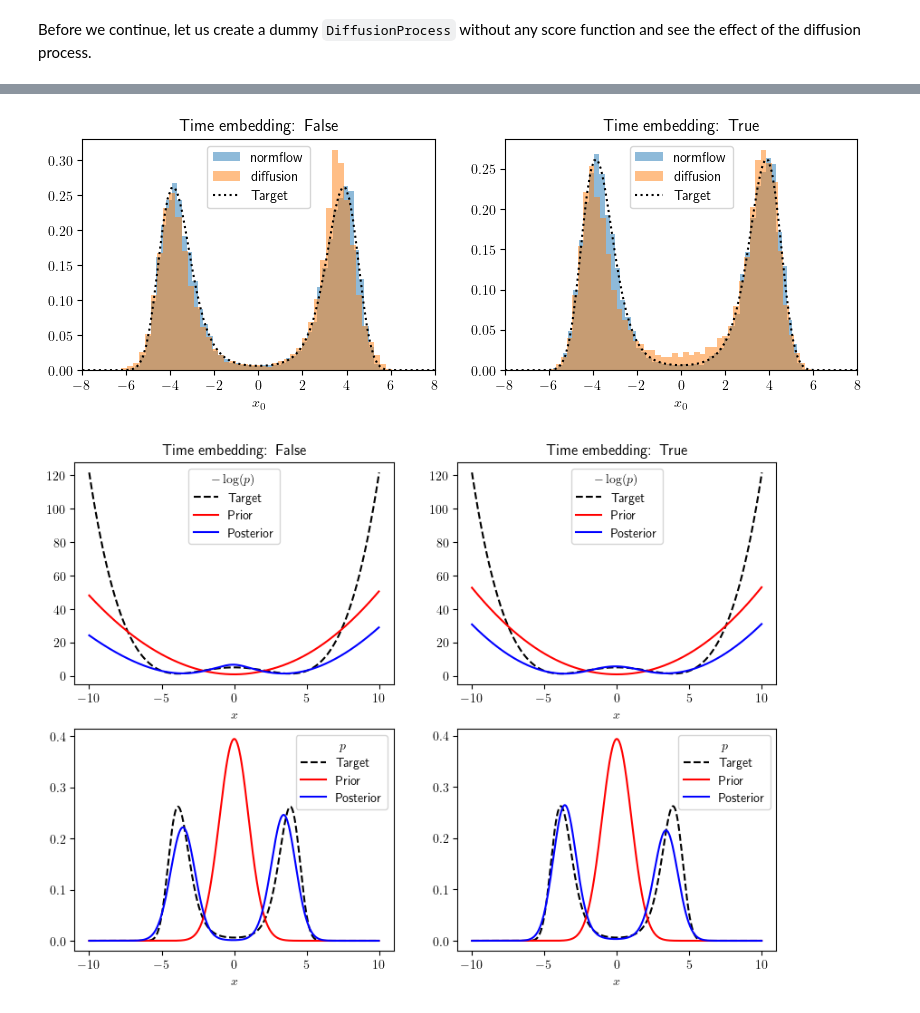
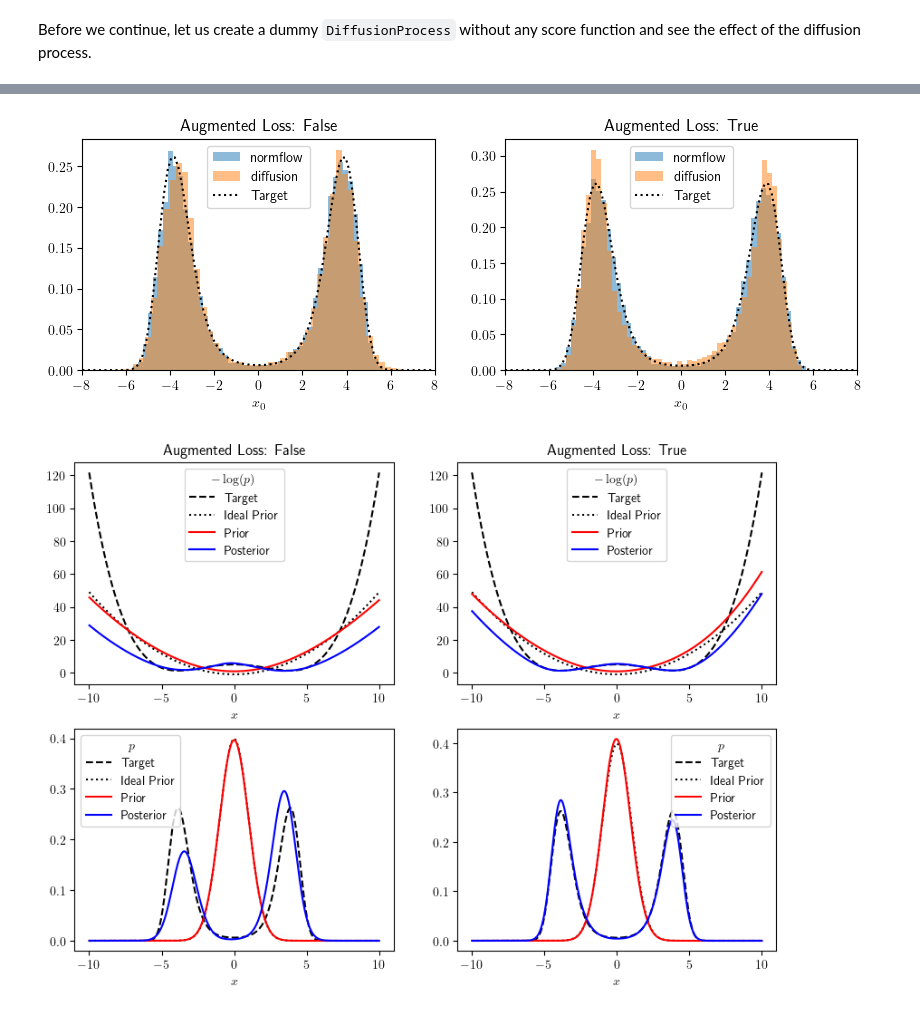
Before and after one commit to jkomijani/diffusion_model, a Jupyter notebook: examples/diffusion-model_1dof.ipynb, the cells around one changed output, grey strips where cells are left out. Drawn from its saved outputs; the diff is of its cells as text; code cells hidden in the pictures.

```diff
--- a/examples/diffusion-model_1dof.ipynb
+++ b/examples/diffusion-model_1dof.ipynb
@@ -474,21 +420,5 @@ def make_diffusion_model(use_time_embedding=True):
 # %%
-from functools import partial
-
-n_epochs = 1000
-
-fit_kwargs = dict(
-    n_epochs = n_epochs,
-    hyperparam = dict(lr=0.003, betas=(0.9, 0.99)),
-    checkpoint_dict = dict(print_stride=n_epochs // 20),
-    scheduler = partial(
-                torch.optim.lr_scheduler.CosineAnnealingLR,
-                T_max = int(1.001 * n_epochs)
-                )
-)
-
-diffusion_model0 = make_diffusion_model(use_time_embedding=False)
 diffusion_model0.train(data_loader, **fit_kwargs)
 
-diffusion_model1 = make_diffusion_model(use_time_embedding=True)
-diffusion_model1.train(data_loader, **fit_kwargs)
+diffusion_model1.train(data_loader, loss_c0=0.1, **fit_kwargs)
 # %% [output]
@@ -545,9 +475,9 @@ for ind, dm in enumerate([dm0_samples, dm1_samples]):
     x_0 = torch.linspace(-8.0, 8.0, 100)
     axs[ind].plot(grab(x_0), grab(calc_normalized_probability(nf_model, x_0)), ':k', label="Target")
 
-    axs[ind].set_title(f"Time embedding: {bool(ind)}")
+    axs[ind].set_title(f"Augmented Loss: {bool(ind)}")
     axs[ind].set_xlabel(r'$x_0$')
     axs[ind].set_xlim([-8, 8])
     axs[ind].legend()
 # %% [output]
-[figure, old version]
+[figure, new version]
@@ -554,57 +512,32 @@ for ind, dm in enumerate([dm0_samples, dm1_samples]):
 # %%
-n_t = 1000
-n_x = 1000
-
-t_linspace = torch.linspace(1, 0, n_t)  # for reverse process
-x_0 = torch.linspace(-10.0, 10.0, n_x)[:, None]
-h = x_0[1] - x_0[0]
-
-
-def normalize_action(action):
-    return action + torch.logsumexp(-action, dim=0) + torch.log(h)
-
-
-@torch.no_grad
-def calc_effective_action(diffusion_model, t, x):
-    t =  t[None].repeat(x.shape[0])
-    score = diffusion_model.diffusion_process.reduced_score_func(t, x) - x
-    logq = h * 0.5 * (score[:-1] + score[1:]).cumsum(0)
-    return normalize_action(-logq)[:, 0]
-
-
-eff_actions0 = np.zeros([n_x - 1, n_t])
-eff_actions1 = np.zeros([n_x - 1, n_t])
-
-
-for ind, t in enumerate(t_linspace):
-    eff_actions0[:, ind] = grab(calc_effective_action(diffusion_model0, t, x_0))
-    eff_actions1[:, ind] = grab(calc_effective_action(diffusion_model1, t, x_0))
-
+x0_middle = (x_0[:-1] + x_0[1:]) / 2
 
 fig, axs = plt.subplots(2, 2, figsize=(10, 7))
-
 
 for ind, eff_actions in enumerate([eff_actions0, eff_actions1]):
 
     action = grab(normalize_action(nf_model.action(x_0)))
     axs[0][ind].plot(grab(x_0), action, '--k', label = 'Target')
     axs[1][ind].plot(grab(x_0), np.exp(-action), '--k', label = 'Target')
 
-    axs[0][ind].plot(grab(x_0)[:-1], eff_actions[:, 0], color = 'r', label = 'Prior')
-    axs[1][ind].plot(grab(x_0)[:-1], np.exp(-eff_actions[:, 0]), color = 'r', label = 'Prior')
+    axs[0][ind].plot(grab(x_0), grab(x_0)**2 / 2 - 0.5 * np.log(2 * np.pi), ':k', label = 'Ideal Prior')
+    axs[1][ind].plot(grab(x_0), np.exp(-grab(x_0)**2 / 2) / (2*np.pi)**0.5, ':k', label = 'Ideal Prior')
 
-    axs[0][ind].plot(grab(x_0)[:-1], eff_actions[:, -1], color = 'b', label = 'Posterior')
-    axs[1][ind].plot(grab(x_0)[:-1], np.exp(- eff_actions[:, -1]), color = 'b', label = 'Posterior')
+    axs[0][ind].plot(grab(x0_middle), eff_actions[:, 0], color = 'r', label = 'Prior')
+    axs[1][ind].plot(grab(x0_middle), np.exp(-eff_actions[:, 0]), color = 'r', label = 'Prior')
 
-    axs[0][ind].set_title(f"Time embedding: {bool(ind)}")
+    axs[0][ind].plot(grab(x0_middle), eff_actions[:, -1], color = 'b', label = 'Posterior')
+    axs[1][ind].plot(grab(x0_middle), np.exp(- eff_actions[:, -1]), color = 'b', label = 'Posterior')
+
+    axs[0][ind].set_title(f"Augmented Loss: {bool(ind)}")
 
     axs[0][ind].set_xlabel(r'$x$')
     axs[1][ind].set_xlabel(r'$x$')
 
     axs[0][ind].legend(title=r"$-\log(p)$")
     axs[1][ind].legend(title=r"$p$")
 # %% [output]
-[figure, old version]
+[figure, new version]
 # %%
 t_linspace = grab(t_linspace)
 x_0 = grab(x_0)
```
Also changed, not shown: parts of 19 cells of this notebook, 4 other files.
